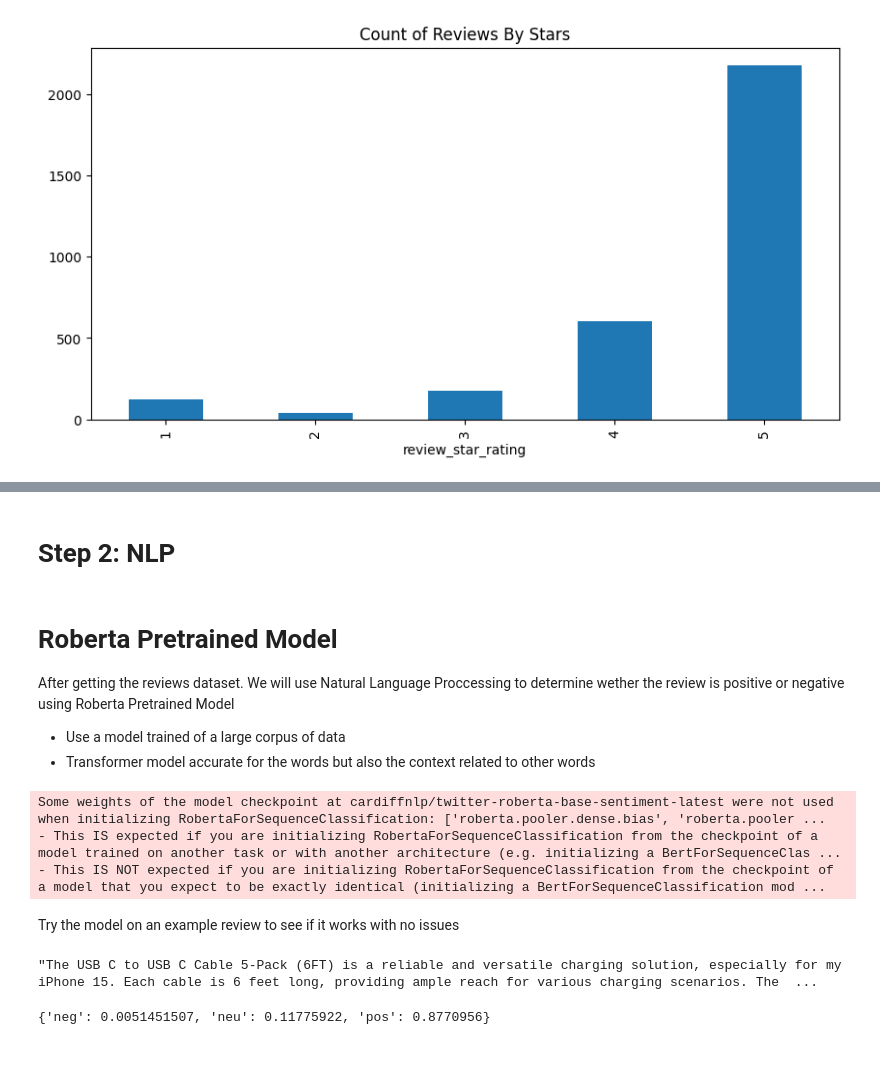
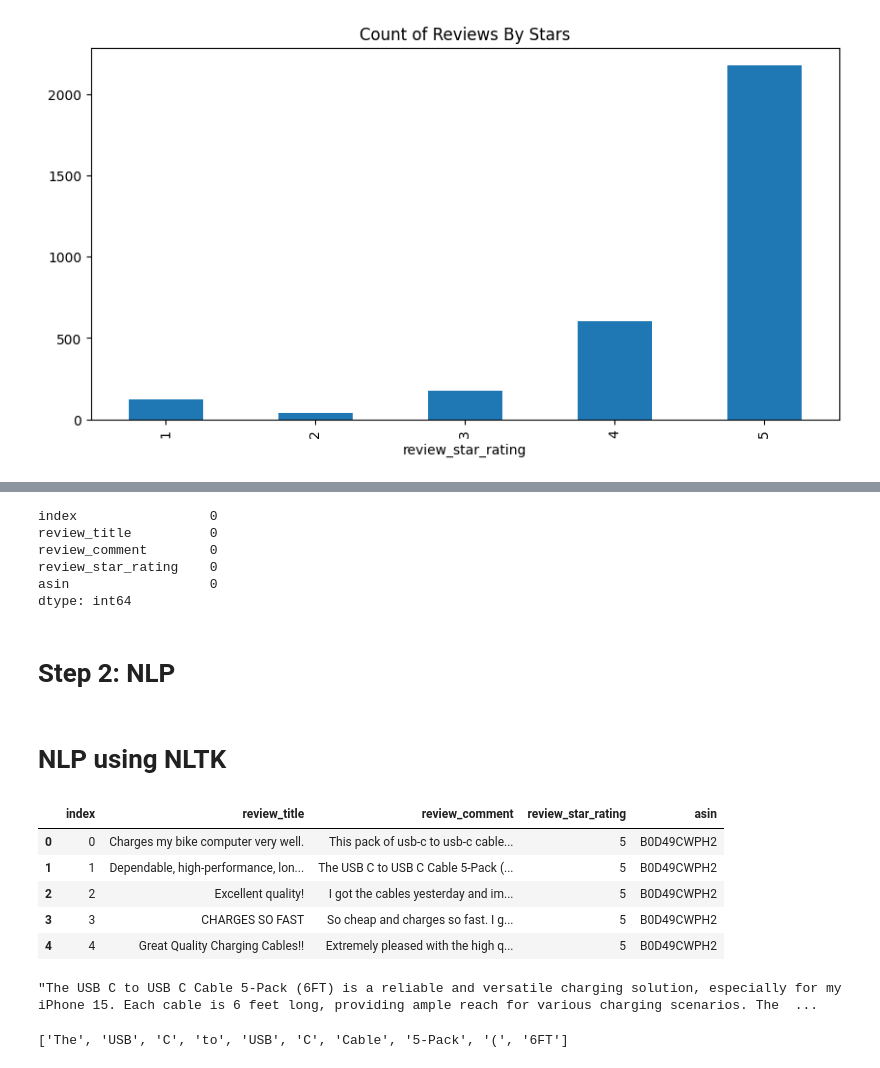
Before and after one commit to Amer4r/amazon_product_reviews_ML, a Jupyter notebook: nlp_model.ipynb, the cells around one changed output, grey strips where cells are left out. Saved outputs shown, nothing was run; the diff lists cells and outputs as text; code cells hidden in the pictures.

```diff
--- a/nlp_model.ipynb
+++ b/nlp_model.ipynb
@@ -146,7 +160,13 @@ reviews_df['review_star_rating'].value_counts().sort_index().plot(kind='bar', ti
+# %%
+# Count the number of null vlues and drop and na values
+reviews_df.dropna(inplace=True)
+reviews_df.isnull().sum()
+# %% [output]
+index                 0
+review_title          0
+review_comment        0
+review_star_rating    0
+asin                  0
+dtype: int64
 # %% [markdown]
 # Step 2: NLP
-# %% [markdown]
-# Roberta Pretrained Model
-After getting the reviews dataset. We will use Natural Language Proccessing to determine wether the review is positive or negative using Roberta Pretrained Model
-- Use a model trained of a large corpus of data
-- Transformer model accurate for the words but also the context related to other words
@@ -161,11 +173,2 @@ assert 'bert-large-cased' in ppb.modeling.PRETRAINED_MODEL_ARCHIVE_MAP
-# %%
-# using Twitter Roberta pretrained model to get the polarity score of the review_comments
-MODEL = f"cardiffnlp/twitter-roberta-base-sentiment-latest"
-tokenizer = AutoTokenizer.from_pretrained(MODEL)
-model = AutoModelForSequenceClassification.from_pretrained(MODEL)
-# %% [output]
-Some weights of the model checkpoint at cardiffnlp/twitter-roberta-base-sentiment-latest were not used when initializing RobertaForSequenceClassification: ['roberta.pooler.dense.bias', 'roberta.pooler ...
-- This IS expected if you are initializing RobertaForSequenceClassification from the checkpoint of a model trained on another task or with another architecture (e.g. initializing a BertForSequenceClas ...
-- This IS NOT expected if you are initializing RobertaForSequenceClassification from the checkpoint of a model that you expect to be exactly identical (initializing a BertForSequenceClassification mod ...
-# %% [markdown]
-Try the model on an example review to see if it works with no issues
+# %% [markdown]
+# NLP using NLTK
@@ -172,20 +188,15 @@ Try the model on an example review to see if it works with no issues
+# %%
+reviews_df.head()
+# %% [output]
+|  | index | review_title | review_comment | review_star_rating | asin |
+| 0 | 0 | Charges my bike computer very well. | This pack of usb-c to usb-c cable... | 5 | B0D49CWPH2 |
+| 1 | 1 | Dependable, high-performance, lon... | The USB C to USB C Cable 5-Pack (... | 5 | B0D49CWPH2 |
+| 2 | 2 | Excellent quality! | I got the cables yesterday and im... | 5 | B0D49CWPH2 |
+| 3 | 3 | CHARGES SO FAST | So cheap and charges so fast. I g... | 5 | B0D49CWPH2 |
+| 4 | 4 | Great Quality Charging Cables!! | Extremely pleased with the high q... | 5 | B0D49CWPH2 |
 # %%
 # get the first value and store to test it as an example
 example = reviews_df['review_comment'].values[1]
 example
 # %% [output]
 "The USB C to USB C Cable 5-Pack (6FT) is a reliable and versatile charging solution, especially for my iPhone 15. Each cable is 6 feet long, providing ample reach for various charging scenarios. The  ...
-# %%
-# get the score of the example
-encoded_text = tokenizer(example, return_tensors='pt')
-output = model(**encoded_text)
-score = output[0][0].detach().numpy()
-score = softmax(score)
-scores_dict = {
-    'neg' : score[0],
-    'neu' : score[1],
-    'pos' : score[2]
-    }
-scores_dict
-# %% [output]
-{'neg': 0.0051451507, 'neu': 0.11775922, 'pos': 0.8770956}
@@ -204,0 +203,5 @@ def polarity_score_roberta(example):
+# %%
+tokens = nltk.word_tokenize(example)
+tokens[:10]
+# %% [output]
+['The', 'USB', 'C', 'to', 'USB', 'C', 'Cable', '5-Pack', '(', '6FT']
```
Also changed, not shown: parts of 24 cells of this notebook, 5 other files.
